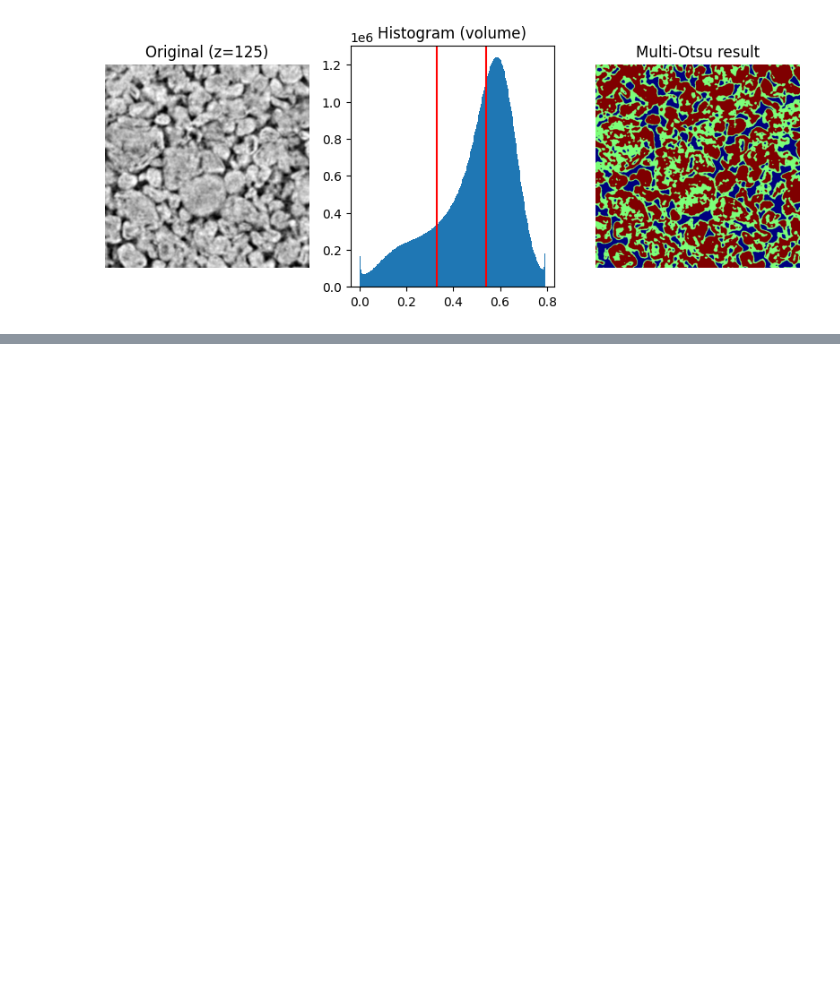
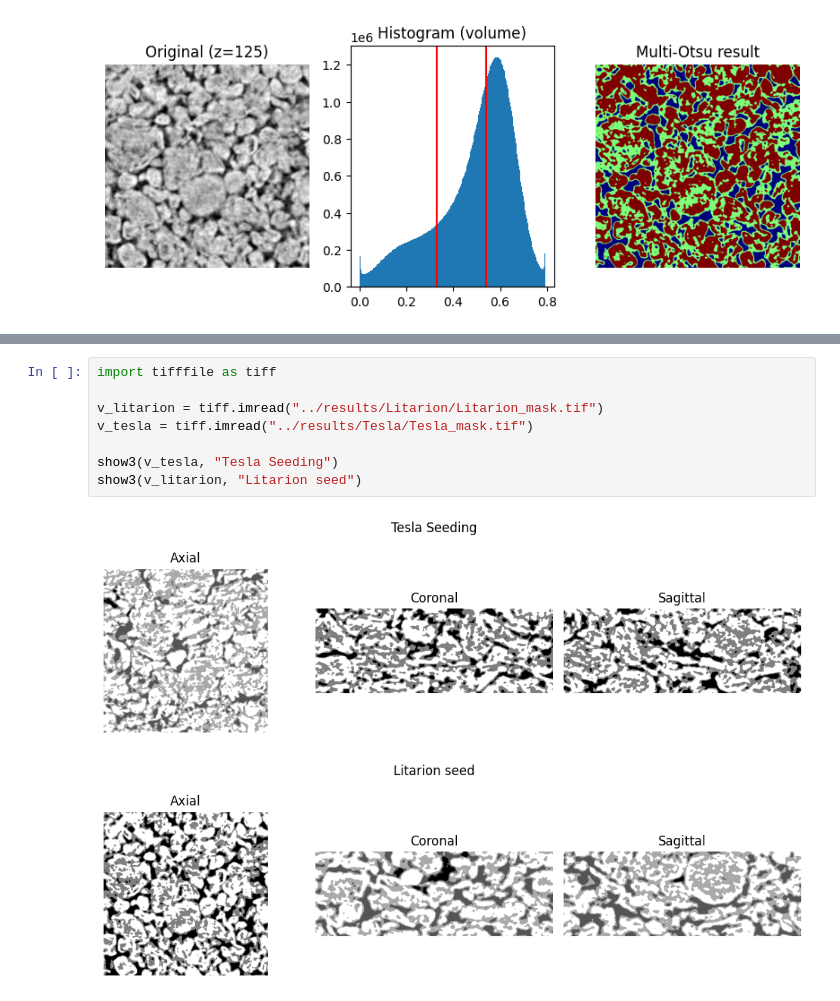
Before and after one commit to aryziz/CTSeg3D-IKT213, a Jupyter notebook: notebooks/preprocessing.ipynb, the cells around one changed output, grey strips where cells are left out. Cells and saved outputs as stored; diff of their text form; blank space fills up the shorter version.

```diff
--- a/notebooks/preprocessing.ipynb
+++ b/notebooks/preprocessing.ipynb
@@ -198,0 +199,11 @@ show3(tesla_mask, title="Tesla mask")
+# %%
+import tifffile as tiff
+
+v_litarion = tiff.imread("../results/Litarion/Litarion_mask.tif")
+v_tesla = tiff.imread("../results/Tesla/Tesla_mask.tif")
+
+show3(v_tesla, "Tesla Seeding")
+show3(v_litarion, "Litarion seed")
+# %% [output]
+[figure, added]
+[figure, added]
```
Also changed, not shown: parts of 2 cells of this notebook, 2 other files.
